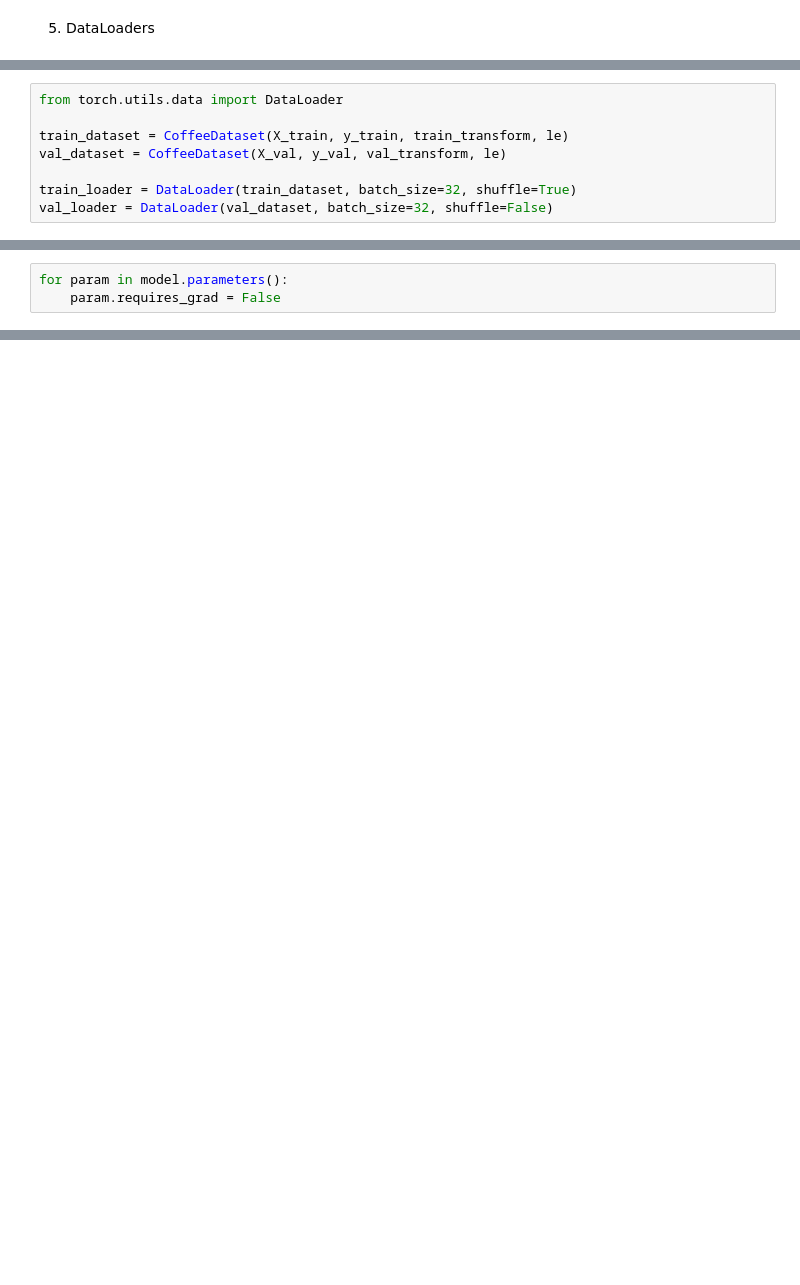
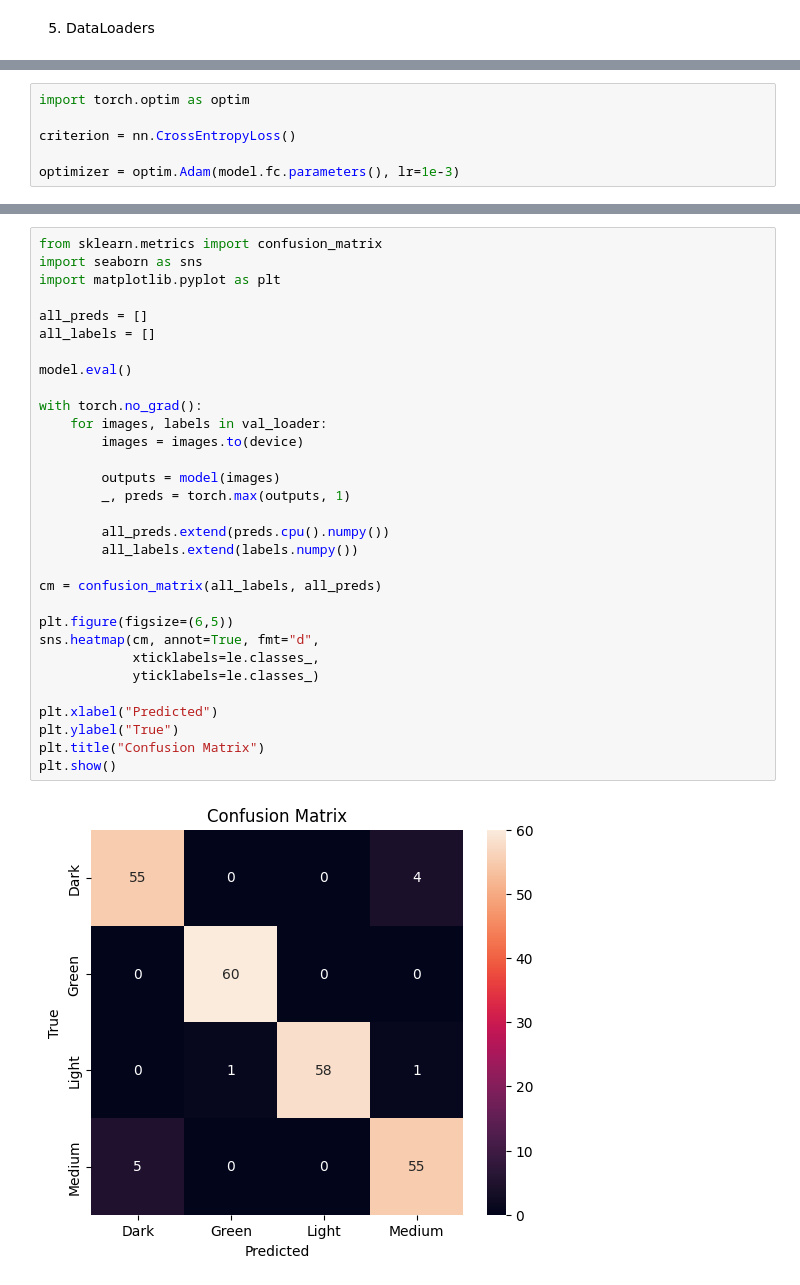
Before and after one commit to DaisyRacin/AI7-DataChallenge, a Jupyter notebook: Training.ipynb, the cells around one changed output, grey strips where cells are left out. Cells and saved outputs as stored; diff of their text form; blank space fills up the shorter version.

Commit message:
first training done

```diff
--- a/Training.ipynb
+++ b/Training.ipynb
@@ -72,9 +90 @@ LabelEncoder()
-# %%
-from torch.utils.data import DataLoader
-
-train_dataset = CoffeeDataset(X_train, y_train, train_transform, le)
-val_dataset = CoffeeDataset(X_val, y_val, val_transform, le)
-
-train_loader = DataLoader(train_dataset, batch_size=32, shuffle=True)
-val_loader = DataLoader(val_dataset, batch_size=32, shuffle=False)
 # %% [markdown]
@@ -96,4 +118,7 @@ Downloading: "https://download.pytorch.org/models/resnet18-f37072fd.pth" to C:\U
 # %%
-for param in model.parameters():
-    param.requires_grad = False
+import torch.optim as optim
+
+criterion = nn.CrossEntropyLoss()
+
+optimizer = optim.Adam(model.fc.parameters(), lr=1e-3)
 # %% [markdown]
@@ -178,0 +182,33 @@ plt.show()
+# %%
+from sklearn.metrics import confusion_matrix
+import seaborn as sns
+import matplotlib.pyplot as plt
+
+all_preds = []
+all_labels = []
+
+model.eval()
+
+with torch.no_grad():
+    for images, labels in val_loader:
+        images = images.to(device)
+
+        outputs = model(images)
+        _, preds = torch.max(outputs, 1)
+
+        all_preds.extend(preds.cpu().numpy())
+        all_labels.extend(labels.numpy())
+
+cm = confusion_matrix(all_labels, all_preds)
+
+plt.figure(figsize=(6,5))
+sns.heatmap(cm, annot=True, fmt="d",
+            xticklabels=le.classes_,
+            yticklabels=le.classes_)
+
+plt.xlabel("Predicted")
+plt.ylabel("True")
+plt.title("Confusion Matrix")
+plt.show()
+# %% [output]
+[figure, added]
```
Also changed, not shown: parts of 27 cells of this notebook.
